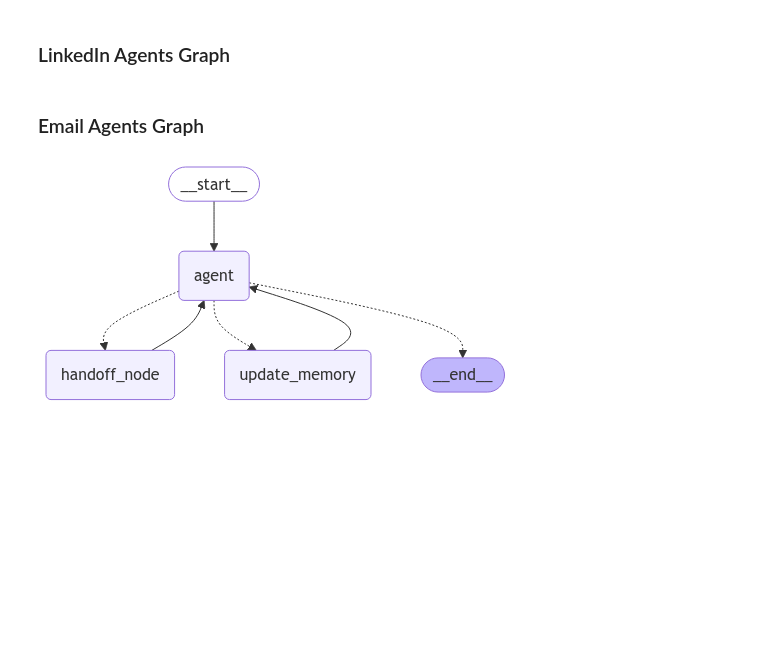
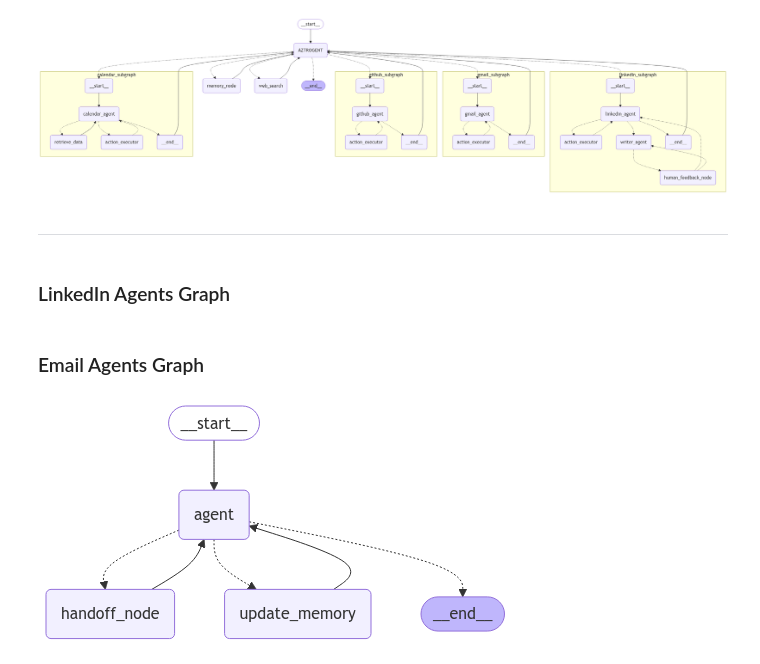
Before and after one commit to aasherkamal216/Project_Aztrogent, a Jupyter notebook: notebooks/personal_agent.ipynb, the cells around one changed output. Cells and saved outputs as stored; diff of their text form; code cells hidden in the pictures; blank space fills up the shorter version.

```diff
--- a/notebooks/personal_agent.ipynb
+++ b/notebooks/personal_agent.ipynb
@@ -7,3 +7,13 @@ os.environ["GOOGLE_API_KEY"] = os.getenv("GOOGLE_API_KEY")
 os.environ["GROQ_API_KEY"] = os.getenv("GROQ_API_KEY")
 os.environ["TAVILY_API_KEY"] = os.getenv("TAVILY_API_KEY")
 os.environ["COMPOSIO_API_KEY"] = os.getenv("COMPOSIO_API_KEY")
+# %%
+from langgraph.pregel.remote import RemoteGraph
+
+remote_graph = RemoteGraph("aztrogent", url="http://127.0.0.1:2024")
+# %%
+from IPython.display import Image, display
+
+display(Image(remote_graph.get_graph(xray=1).draw_mermaid_png()))
+# %% [output]
+[figure, added]
@@ -10,3 +34,5 @@ os.environ["COMPOSIO_API_KEY"] = os.getenv("COMPOSIO_API_KEY")
+# %% [markdown]
+---
 # %%
 ## Models
 from langchain_google_genai import  ChatGoogleGenerativeAI
```
Also changed, not shown: parts of 1 cell of this notebook, 2 other files.
